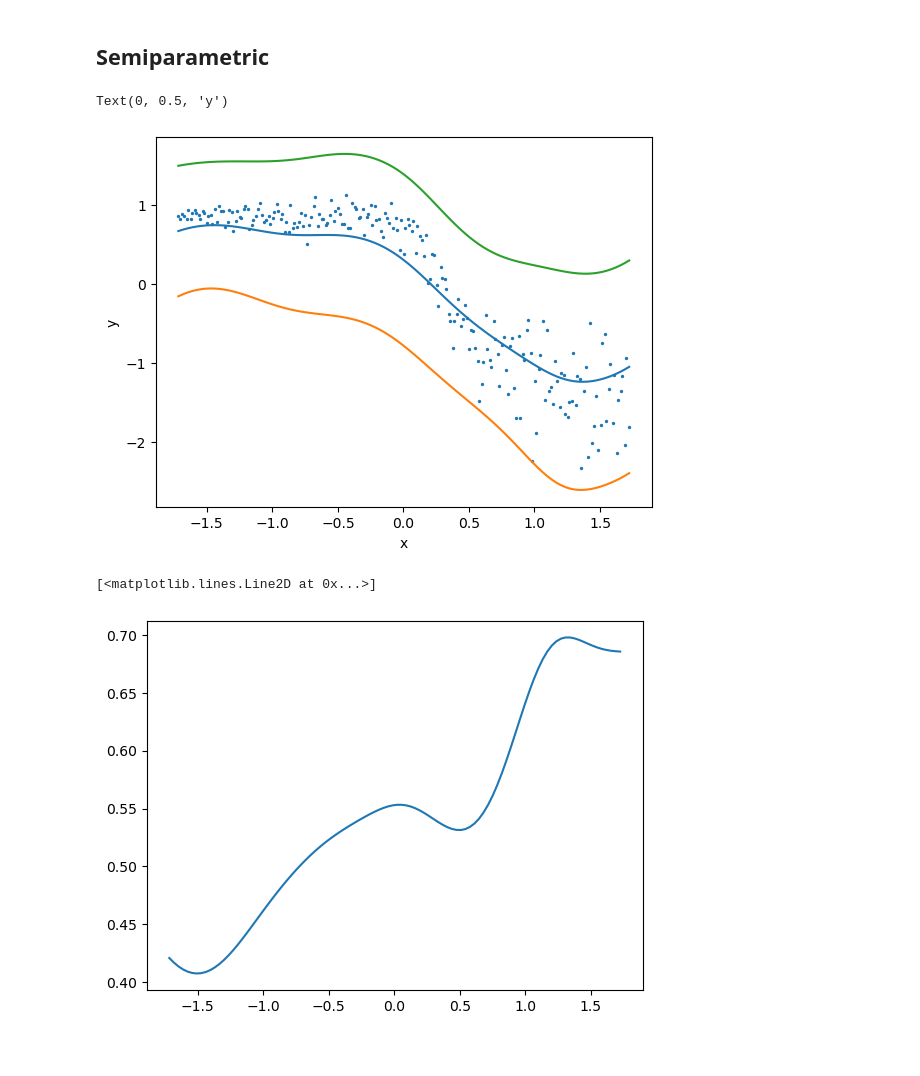
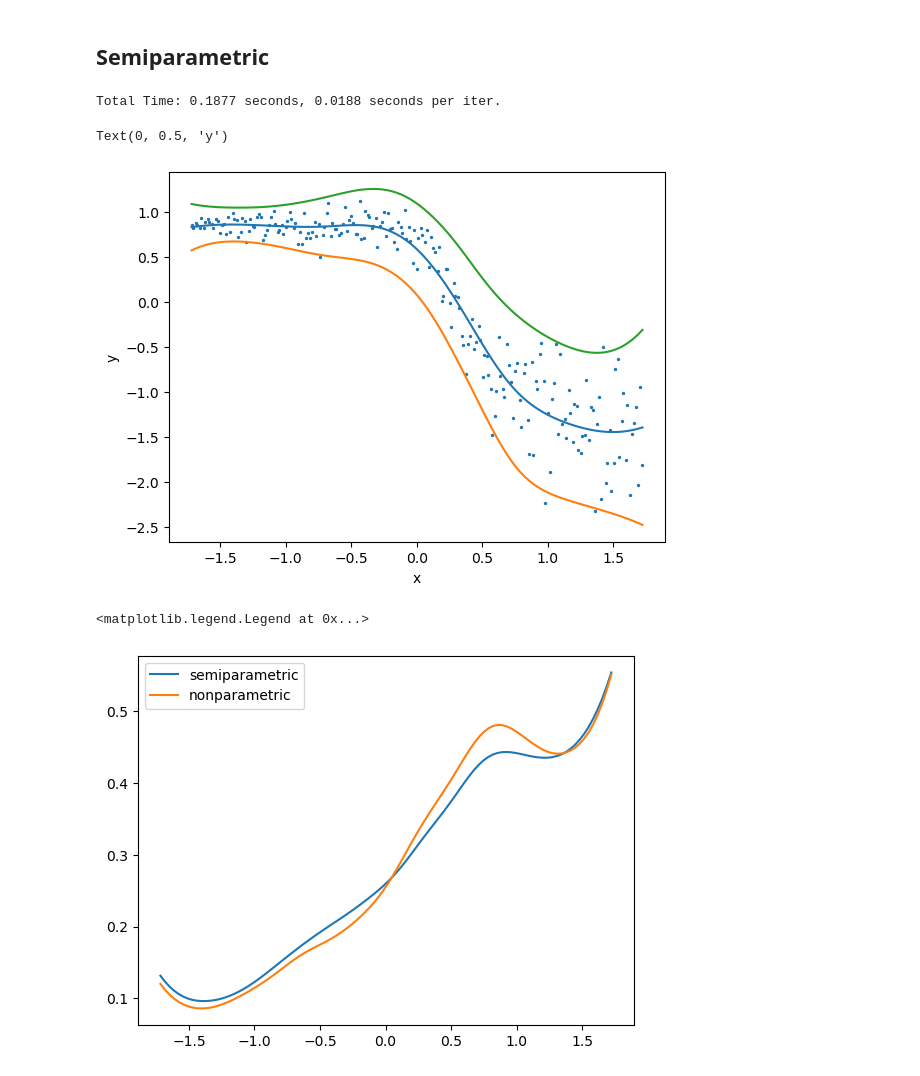
Before and after one commit to pleituer/SemiMP, a Jupyter notebook: python/main.ipynb, the cells around one changed output. Drawn from its saved outputs; the diff is of its cells as text; code cells hidden in the pictures.

Commit message:
regression bugfix; added timer, alpha updater; skewness for semiparametric may be broken

```diff
--- a/python/main.ipynb
+++ b/python/main.ipynb
@@ -92,0 +120,13 @@ def moment_init(x):
+# %%
+nx = 100
+
+x_linspace = np.linspace(data.x.min(), data.x.max(), nx)
+# %%
+perm_n = 10
+smps = []
+smp_mus = np.zeros((perm_n, nx))
+smp_sigmas = np.zeros((perm_n, nx))
+smp_sigma2s = np.zeros((perm_n, nx))
+smp_moments = np.zeros((perm_n, n_moments, nx))
+
+sim_n = len(data)
@@ -93,2 +141,4 @@ def moment_init(x):
 # %%
-mp = SemiparametricRegressionMP(ms_0=moment_init, n_moments=3, rho=rho, alpha=alpha)
+timer(semiparametric, perm_n=perm_n)
+# %% [output]
+Total Time: 0.1877 seconds, 0.0188 seconds per iter.
@@ -97,2 +144,0 @@ mp.train(data.x, data.y)
-# %%
-x_linspace = np.linspace(data.x.min(), data.x.max(), 100)
@@ -102,17 +145,26 @@ result = mp.get(x_linspace, n=sim_n)
+# %%
+smp_mu = smp_mus.mean(axis=0)
+smp_moment = smp_moments.mean(axis=0)
+
+smp_sigma2 = smp_moment[1] - smp_moment[0]**2
+smp_sigma = np.sqrt(smp_sigma2)
+smp_skew = (smp_moment[2] - 3*smp_moment[1]*smp_moment[0] + 2*smp_moment[0]**3)/smp_sigma**3
 # %%
 plt.scatter(x=data.x, y=data.y, s=2)
 
-plt.plot(x_linspace, result["mu"][-1])
-plt.plot(x_linspace, result["mu"][-1]-result["sigma"][-1]*1.96)
-plt.plot(x_linspace, result["mu"][-1]+result["sigma"][-1]*1.96)
+plt.plot(x_linspace, smp_mu)
+plt.plot(x_linspace, smp_mu-smp_sigma*1.96)
+plt.plot(x_linspace, smp_mu+smp_sigma*1.96)
 
 plt.xlabel("x")
 plt.ylabel("y")
 # %% [output]
 Text(0, 0.5, 'y')
-[figure, old version]
+[figure, new version]
 # %%
-plt.plot(x_linspace, result["sigma"][-1])
+plt.plot(x_linspace, smp_sigma, label="semiparametric")
+plt.plot(x_linspace, nmp_std, label="nonparametric")
+plt.legend()
 # %% [output]
-[<matplotlib.lines.Line2D at 0x...>]
+<matplotlib.legend.Legend at 0x...>
-[figure, old version]
+[figure, new version]
```
Also changed, not shown: parts of 25 cells of this notebook, 8 other files.
